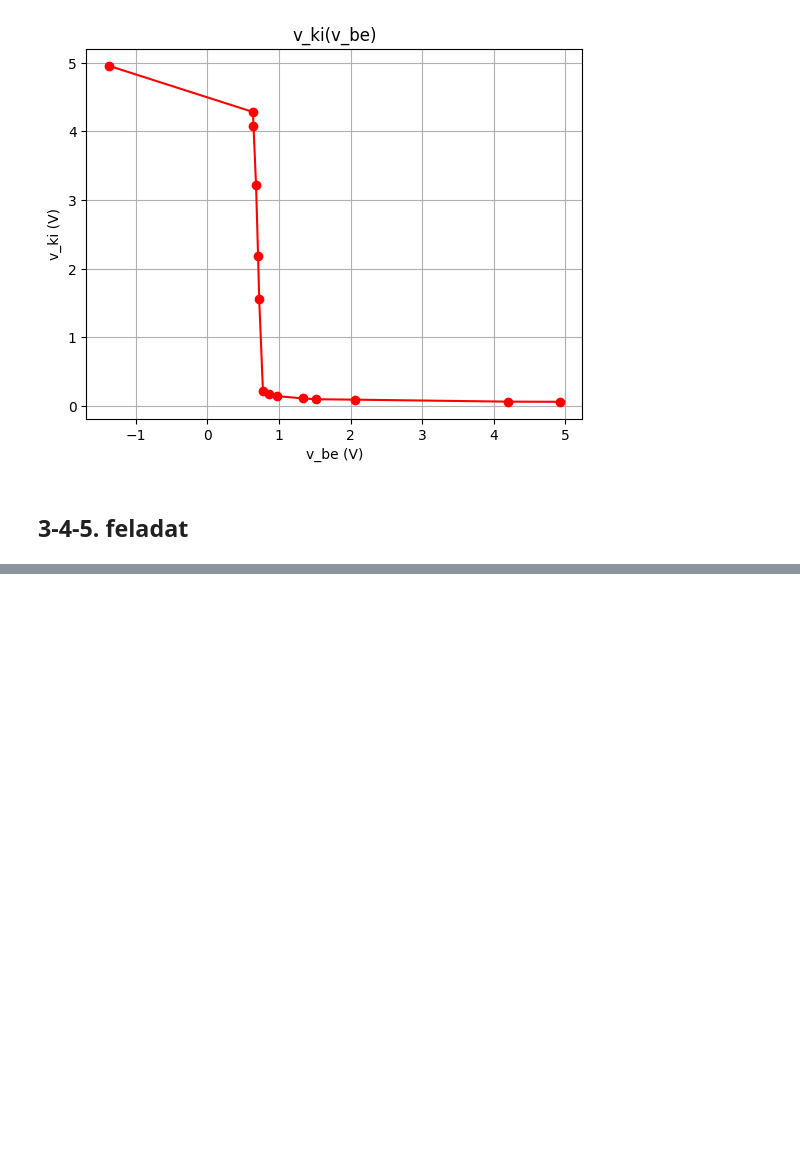
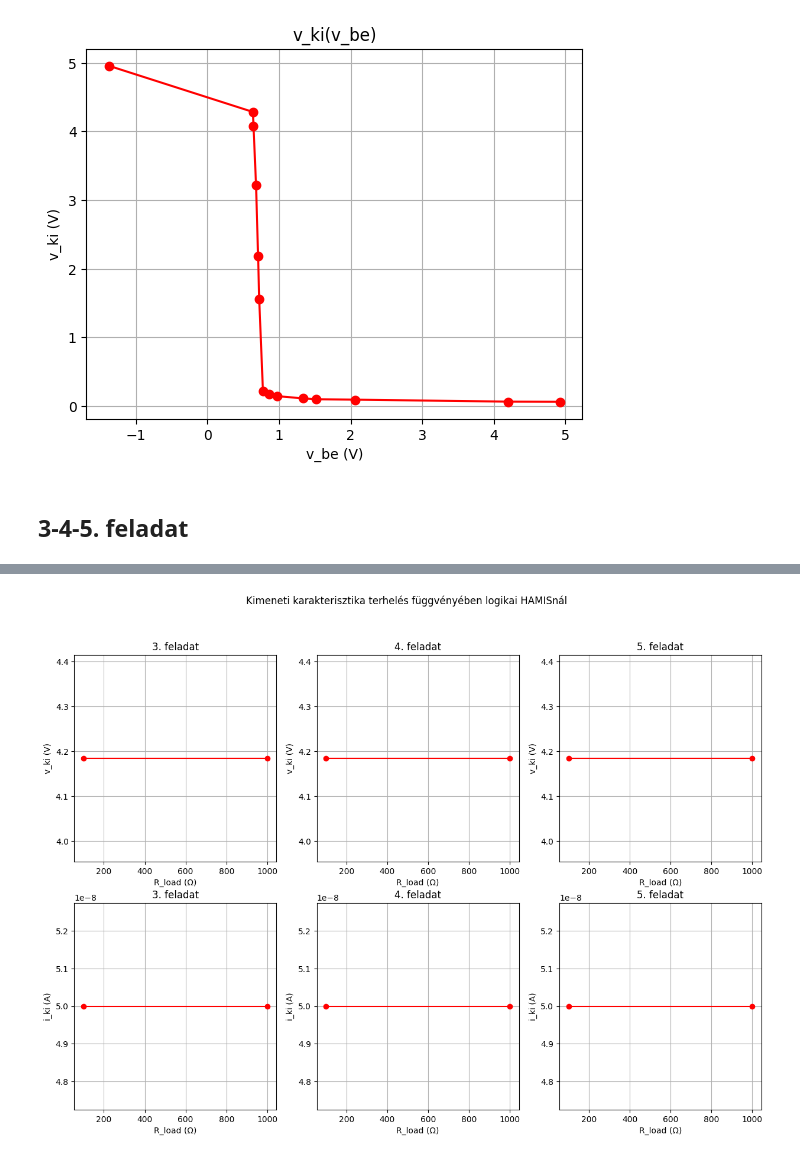
Before and after one commit to skornel02/szte-FBN609L-2023-2, a Jupyter notebook: jegyzokonyv01.ipynb, the cells around one changed output, grey strips where cells are left out. Cells and saved outputs as stored; diff of their text form; code cells hidden in the pictures; blank space fills up the shorter version.

```diff
--- a/jegyzokonyv01.ipynb
+++ b/jegyzokonyv01.ipynb
@@ -274,0 +336,95 @@ fel5_v_ki = pd.array([
+# %%
+r = 200
+
+fel3_r_load = pd.array([
+    100,
+    1000,
+])
+
+fel3_iv_ki = pd.array([
+    0.00001,
+    0.00001,
+])
+
+fel3_i_ki = fel3_iv_ki / r
+
+fel3_v_ki = pd.array([
+    4.185,
+    4.185,
+])
+
+fel4_r_load = pd.array([
+    100,
+    1000,
+])
+
+fel4_iv_ki = pd.array([
+    0.00001,
+    0.00001,
+])
+
+fel4_i_ki = fel4_iv_ki / r
+
+fel4_v_ki = pd.array([
+    4.185,
+    4.185,
+])
+
+fel5_r_load = pd.array([
+    100,
+    1000,
+])
+
+fel5_iv_ki = pd.array([
+    0.00001,
+    0.00001,
+])
+
+fel5_i_ki = fel5_iv_ki / r
+
+fel5_v_ki = pd.array([
+    4.185,
+    4.185,
+])
+
+
+fig, ax = plt.subplots(nrows=2, ncols=3, figsize=(15, 10))
+fig.suptitle('Kimeneti karakterisztika terhelés függvényében logikai HAMISnál')
+
+ax[0][0].plot(fel3_r_load, fel3_v_ki, 'ro-')
+ax[0][0].title.set_text('3. feladat')
+ax[0][0].set_xlabel('R_load (Ω)')
+ax[0][0].set_ylabel('v_ki (V)')
+ax[0][0].grid()
+
+ax[0][1].plot(fel4_r_load, fel4_v_ki, 'ro-')
+ax[0][1].title.set_text('4. feladat')
+ax[0][1].set_xlabel('R_load (Ω)')
+ax[0][1].set_ylabel('v_ki (V)')
+ax[0][1].grid()
+
+ax[0][2].plot(fel5_r_load, fel5_v_ki, 'ro-')
+ax[0][2].title.set_text('5. feladat')
+ax[0][2].set_xlabel('R_load (Ω)')
+ax[0][2].set_ylabel('v_ki (V)')
+ax[0][2].grid()
+
+ax[1][0].plot(fel3_r_load, fel3_i_ki, 'ro-')
+ax[1][0].title.set_text('3. feladat')
+ax[1][0].set_xlabel('R_load (Ω)')
+ax[1][0].set_ylabel('i_ki (A)')
+ax[1][0].grid()
+
+ax[1][1].plot(fel4_r_load, fel4_i_ki, 'ro-')
+ax[1][1].title.set_text('4. feladat')
+ax[1][1].set_xlabel('R_load (Ω)')
+ax[1][1].set_ylabel('i_ki (A)')
+ax[1][1].grid()
+
+ax[1][2].plot(fel5_r_load, fel5_i_ki, 'ro-')
+ax[1][2].title.set_text('5. feladat')
+ax[1][2].set_xlabel('R_load (Ω)')
+ax[1][2].set_ylabel('i_ki (A)')
+ax[1][2].grid()
+# %% [output]
+[figure, added]
```
Also changed, not shown: parts of 2 cells of this notebook.
